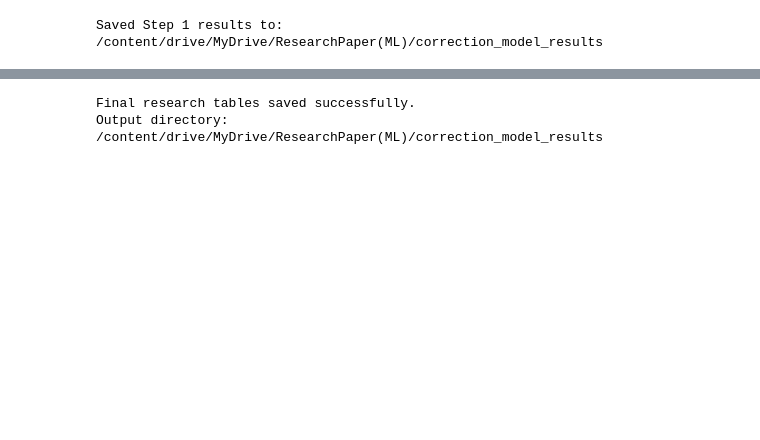
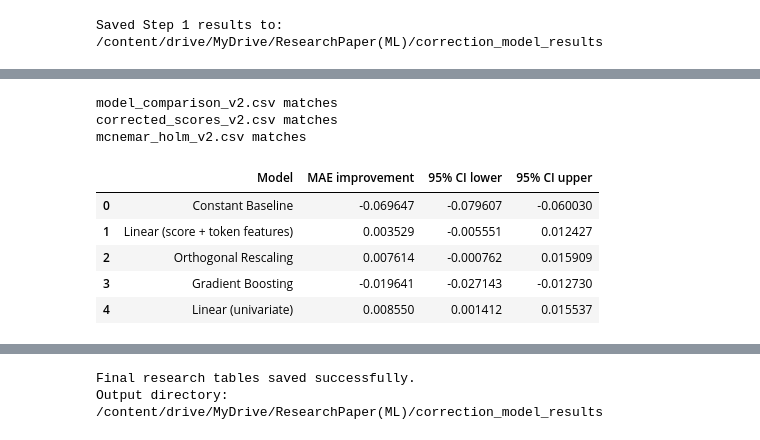
Before and after one commit to nehamalhotra-21/codemixing_llmrouter, a Jupyter notebook: person4_RouteLLM_Benchmark_Comparison.ipynb, the cells around one changed output, grey strips where cells are left out. Cells and saved outputs as stored; diff of their text form; code cells hidden in the pictures; blank space fills up the shorter version.

Commit message:
Add reproducible correction model script and bootstrap results

```diff
--- a/person4_RouteLLM_Benchmark_Comparison.ipynb
+++ b/person4_RouteLLM_Benchmark_Comparison.ipynb
@@ -586,3 +807,42 @@ Saved Step 1 results to: /content/drive/MyDrive/ResearchPaper(ML)/correction_mod
+# %%
+from pandas.testing import assert_frame_equal
+import pandas as pd
+import os
+
+original_dir = BASE + "/correction_model_results/"
+reproduced_dir = BASE + "/correction_model_results_reproduced/"
+
+for filename in [
+    "model_comparison_v2.csv",
+    "corrected_scores_v2.csv",
+    "mcnemar_holm_v2.csv"
+]:
+    original = pd.read_csv(os.path.join(original_dir, filename))
+    reproduced = pd.read_csv(os.path.join(reproduced_dir, filename))
+
+    assert_frame_equal(
+        original,
+        reproduced,
+        check_dtype=False,
+        check_exact=False,
+        rtol=1e-10,
+        atol=1e-12
+    )
+    print(filename, "matches")
+
+display(pd.read_csv(
+    reproduced_dir + "bootstrap_improvements_v2.csv"
+))
+# %% [output]
+model_comparison_v2.csv matches
+corrected_scores_v2.csv matches
+mcnemar_holm_v2.csv matches
+|  | Model | MAE improvement | 95% CI lower | 95% CI upper |
+| 0 | Constant Baseline | -0.069647 | -0.079607 | -0.060030 |
+| 1 | Linear (score + token features) | 0.003529 | -0.005551 | 0.012427 |
+| 2 | Orthogonal Rescaling | 0.007614 | -0.000762 | 0.015909 |
+| 3 | Gradient Boosting | -0.019641 | -0.027143 | -0.012730 |
+| 4 | Linear (univariate) | 0.008550 | 0.001412 | 0.015537 |
 # %%
 final_comparison = results_df[
     [
```
Also changed, not shown: parts of 2 cells of this notebook.
